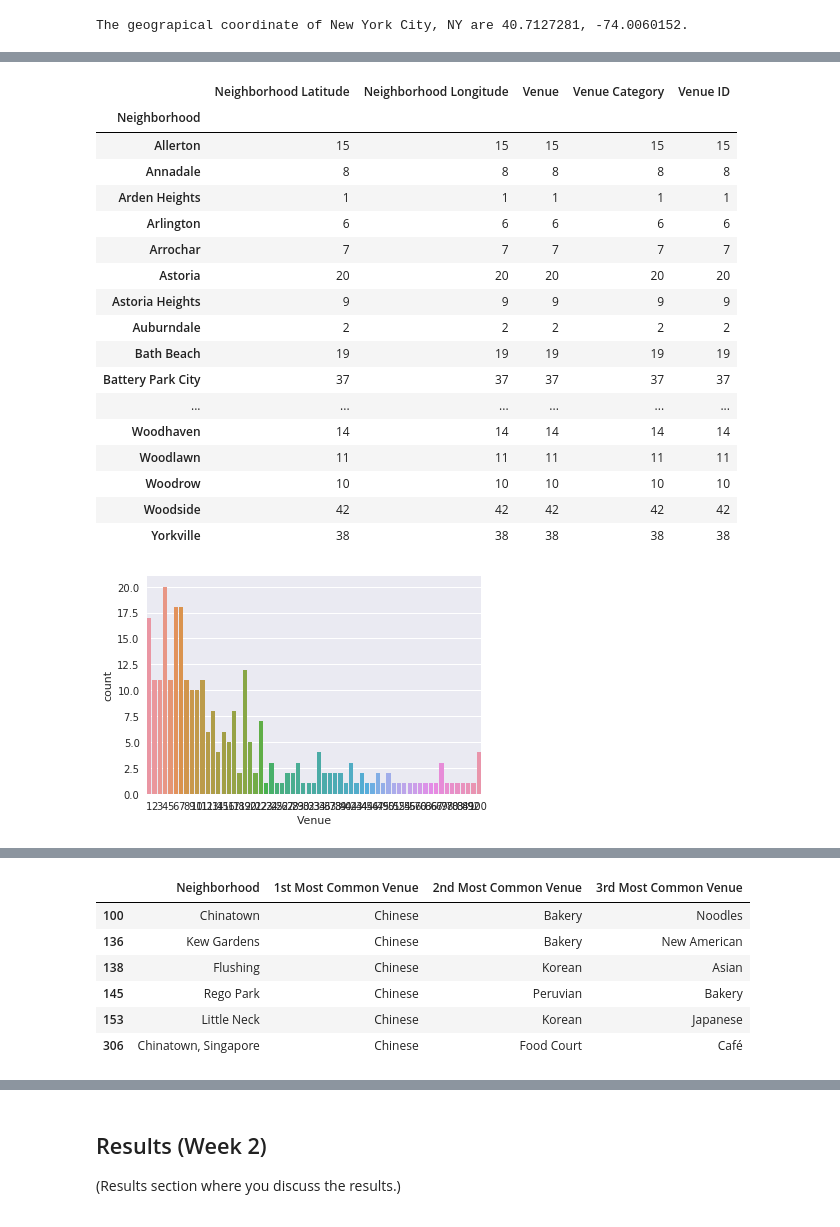
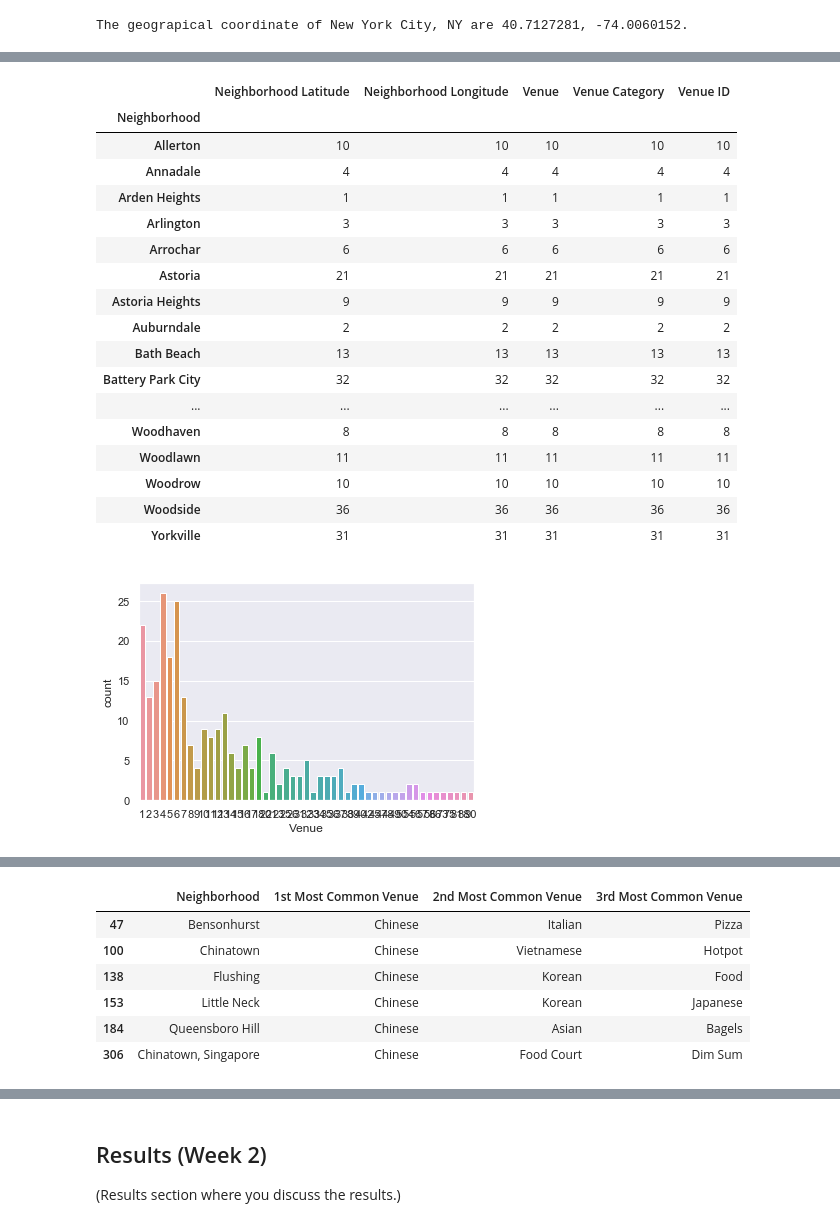
Before and after one commit to lschong/Coursera_Capstone, a Jupyter notebook: The_Battle_of_Neighborhoods.ipynb, the cells around one changed output, grey strips where cells are left out. Saved outputs shown, nothing was run; the diff lists cells and outputs as text; code cells hidden in the pictures.

```diff
--- a/The_Battle_of_Neighborhoods.ipynb
+++ b/The_Battle_of_Neighborhoods.ipynb
@@ -164,3 +164,8 @@ VERSION = '20180605'
+# %%
+# @hidden_cell
+CLIENT_ID = 'X3R04YNUMJ1KTMNAMINRRD1XQ31UA1KJQPAZGK2EPGKZOCPK' # your Foursquare ID
+CLIENT_SECRET = 'ZEPEKVBK50TWARXX4QSXUSYCAWSL3DRPSNS4T1Y3WBKGWLU5' # your Foursquare Secret
+VERSION = '20180605' # Foursquare API version
 # %%
 # download dataset
 !wget -q -O 'newyork_data.json' https://cocl.us/new_york_dataset
@@ -225,0 +272,6 @@ map_newyork
+# %%
+# get restaurant data for all neighbourhoods from Foursquare
+nyc_venues = getNearbyVenues(names=neighborhoods['Neighborhood'],
+                                   latitudes=neighborhoods['Latitude'],
+                                   longitudes=neighborhoods['Longitude']
+                                  )
@@ -260,4 +350,13 @@ The geograpical coordinate of Chinatown, Singapore are 1.2837372, 103.8437976.
+# %%
+# get venues for target city
+target_venues = getNearbyVenuesOneLocation(name=target_address,
+                                   latitude=target_latitude,
+                                   longitude=target_longitude
+                                  )
 # %%
+# combine results from NYC and target city
+all_venues = pd.concat([target_venues, nyc_venues], ignore_index=True, sort=False)
+
 # append home city to list of neighbourhoods
-manhattan_data = neighborhoods
-manhattan_data = manhattan_data.append({'Borough':target_address, 'Neighborhood':target_address, 'Latitude':target_latitude, 'Longitude':target_longitude}, ignore_index=True)
+all_neighborhoods = neighborhoods
+all_neighborhoods = all_neighborhoods.append({'Borough':target_address, 'Neighborhood':target_address, 'Latitude':target_latitude, 'Longitude':target_longitude}, ignore_index=True)
@@ -308,31 +363,31 @@ manhattan_venues = getNearbyVenues(names=manhattan_data['Neighborhood'],
 # %%
 # group returned results by neighbourhood
-manhattan_venues.groupby('Neighborhood').count()
+all_venues.groupby('Neighborhood').count()
 # %% [output]
 |  | Neighborhood Latitude | Neighborhood Longitude | Venue | Venue Category | Venue ID |
 | Neighborhood |  |  |  |  |  |
-| Allerton | 15 | 15 | 15 | 15 | 15 |
-| Annadale | 8 | 8 | 8 | 8 | 8 |
+| Allerton | 10 | 10 | 10 | 10 | 10 |
+| Annadale | 4 | 4 | 4 | 4 | 4 |
 | Arden Heights | 1 | 1 | 1 | 1 | 1 |
-| Arlington | 6 | 6 | 6 | 6 | 6 |
-| Arrochar | 7 | 7 | 7 | 7 | 7 |
-| Astoria | 20 | 20 | 20 | 20 | 20 |
+| Arlington | 3 | 3 | 3 | 3 | 3 |
+| Arrochar | 6 | 6 | 6 | 6 | 6 |
+| Astoria | 21 | 21 | 21 | 21 | 21 |
 | Astoria Heights | 9 | 9 | 9 | 9 | 9 |
 | Auburndale | 2 | 2 | 2 | 2 | 2 |
-| Bath Beach | 19 | 19 | 19 | 19 | 19 |
-| Battery Park City | 37 | 37 | 37 | 37 | 37 |
+| Bath Beach | 13 | 13 | 13 | 13 | 13 |
+| Battery Park City | 32 | 32 | 32 | 32 | 32 |
 | ... | ... | ... | ... | ... | ... |
-| Woodhaven | 14 | 14 | 14 | 14 | 14 |
+| Woodhaven | 8 | 8 | 8 | 8 | 8 |
 | Woodlawn | 11 | 11 | 11 | 11 | 11 |
 | Woodrow | 10 | 10 | 10 | 10 | 10 |
-| Woodside | 42 | 42 | 42 | 42 | 42 |
-| Yorkville | 38 | 38 | 38 | 38 | 38 |
+| Woodside | 36 | 36 | 36 | 36 | 36 |
+| Yorkville | 31 | 31 | 31 | 31 | 31 |
 # %%
 # plot histogram of distribution by neighbourhood
 sns.set(style="darkgrid")
-ax = sns.countplot(x='Venue', data=manhattan_venues.groupby('Neighborhood').count())
+ax = sns.countplot(x='Venue', data=all_venues.groupby('Neighborhood').count())
 # %% [output]
-[figure, old version]
+[figure, new version]
 # %%
 # convert restaurant data to one-hot encoding
 
@@ -423,15 +478,15 @@ map_clusters
 [interactive output not drawn]
 # %%
 # show list of neighbourhoods in the same cluster as the home city
-manhattan_merged.loc[manhattan_merged['Cluster Labels'] == Cluster, manhattan_merged.columns[[1] + list(range(5, manhattan_merged.shape[1]))]]
+target_cluster.loc[target_cluster['Cluster Labels'] == Cluster, target_cluster.columns[[1] + list(range(5, target_cluster.shape[1]))]]
 # %% [output]
 |  | Neighborhood | 1st Most Common Venue | 2nd Most Common Venue | 3rd Most Common Venue |
-| 100 | Chinatown | Chinese | Bakery | Noodles |
-| 136 | Kew Gardens | Chinese | Bakery | New American |
-| 138 | Flushing | Chinese | Korean | Asian |
-| 145 | Rego Park | Chinese | Peruvian | Bakery |
+| 47 | Bensonhurst | Chinese | Italian | Pizza |
+| 100 | Chinatown | Chinese | Vietnamese | Hotpot |
+| 138 | Flushing | Chinese | Korean | Food |
 | 153 | Little Neck | Chinese | Korean | Japanese |
-| 306 | Chinatown, Singapore | Chinese | Food Court | Café |
+| 184 | Queensboro Hill | Chinese | Asian | Bagels |
+| 306 | Chinatown, Singapore | Chinese | Food Court | Dim Sum |
 # %% [markdown]
 <a id='item4'></a>
 # %% [markdown]
```
Also changed, not shown: parts of 18 cells of this notebook.
